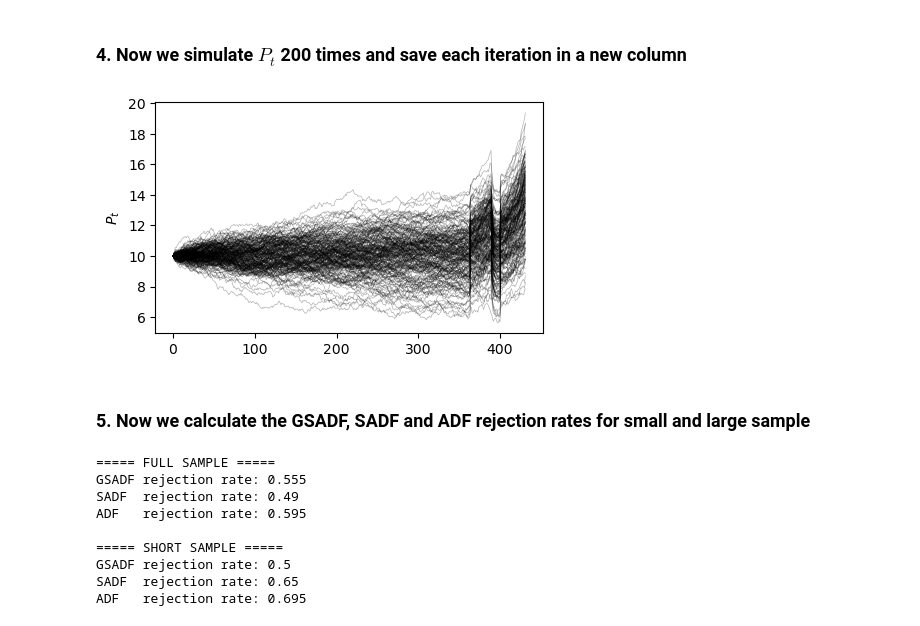
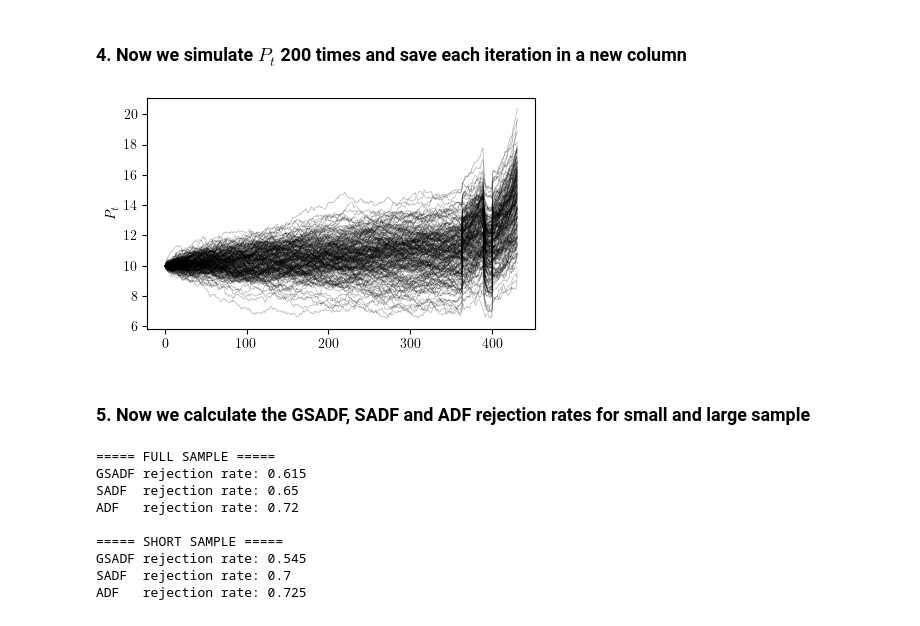
Before and after one commit to emilfriis/Bachelor, a Jupyter notebook: simulation/simulation_latebubble copy.ipynb, the cells around one changed output. Drawn from its saved outputs; the diff is of its cells as text; code cells hidden in the pictures.

```diff
--- a/simulation/simulation_latebubble copy.ipynb
+++ b/simulation/simulation_latebubble copy.ipynb
@@ -316,15 +316,16 @@ all_series = pd.DataFrame()
 seed = 5
 np.random.seed(seed)
 
+T = 432
 for i in range(N):
     Pf, B, P = simulation_master.simulate_price_with_bubbles(
 
         # Sample size
-        T = 432,
+        T = T,
 
         # Fundamental component
         rho_f = 1.0,
-        mu_f = 0.00,
+        mu_f = 1/T,
         sigma_f = 0.08,
         Pf0 = 10.0,
 
@@ -334,34 +335,34 @@ for i in range(N):
         sigma_b = 0.1,
         omega = 0.6,
         B0 = 0.0,
 
         # Covid
         # tau_s1 = 360,
         # tau_e1 = 384,
         # B0_1 = 0.6,
         tau_s1 = 364,
         tau_e1 = 389,
         B0_1 = 0.6,
 
         # AI
         tau_s2 = 401,
         tau_e2 = 432,
         B0_2 = 1.0,
 
     )
 
     all_series[f"sim_{i+1}"] = P.values
 
 all_series.to_csv("data/P_latebubbles_MC.csv", index=False)
 
 # plot all series
 plt.figure(figsize=(5, 3))
 for col in all_series.columns:
     plt.plot(all_series.index, all_series[col], color='black', linewidth=0.5, alpha=0.3)
 plt.ylabel(r'$P_t$')
 plt.show()
 # %% [output]
-[figure, old version]
+[figure, new version]
 # %% [markdown]
 ### 5. Now we calculate the GSADF, SADF and ADF rejection rates for small and large sample
 # %%
@@ -420,11 +421,11 @@ cat("SADF  rejection rate:", as.numeric(rej_rate_sadf_short),  "\n")
 cat("ADF   rejection rate:", as.numeric(rej_rate_adf_short),   "\n")
 # %% [output]
 ===== FULL SAMPLE =====
-GSADF rejection rate: 0.555
-SADF  rejection rate: 0.49
-ADF   rejection rate: 0.595
+GSADF rejection rate: 0.615
+SADF  rejection rate: 0.65
+ADF   rejection rate: 0.72
 
 ===== SHORT SAMPLE =====
-GSADF rejection rate: 0.5
-SADF  rejection rate: 0.65
-ADF   rejection rate: 0.695
+GSADF rejection rate: 0.545
+SADF  rejection rate: 0.7
+ADF   rejection rate: 0.725
```
Also changed, not shown: 11 other files.
